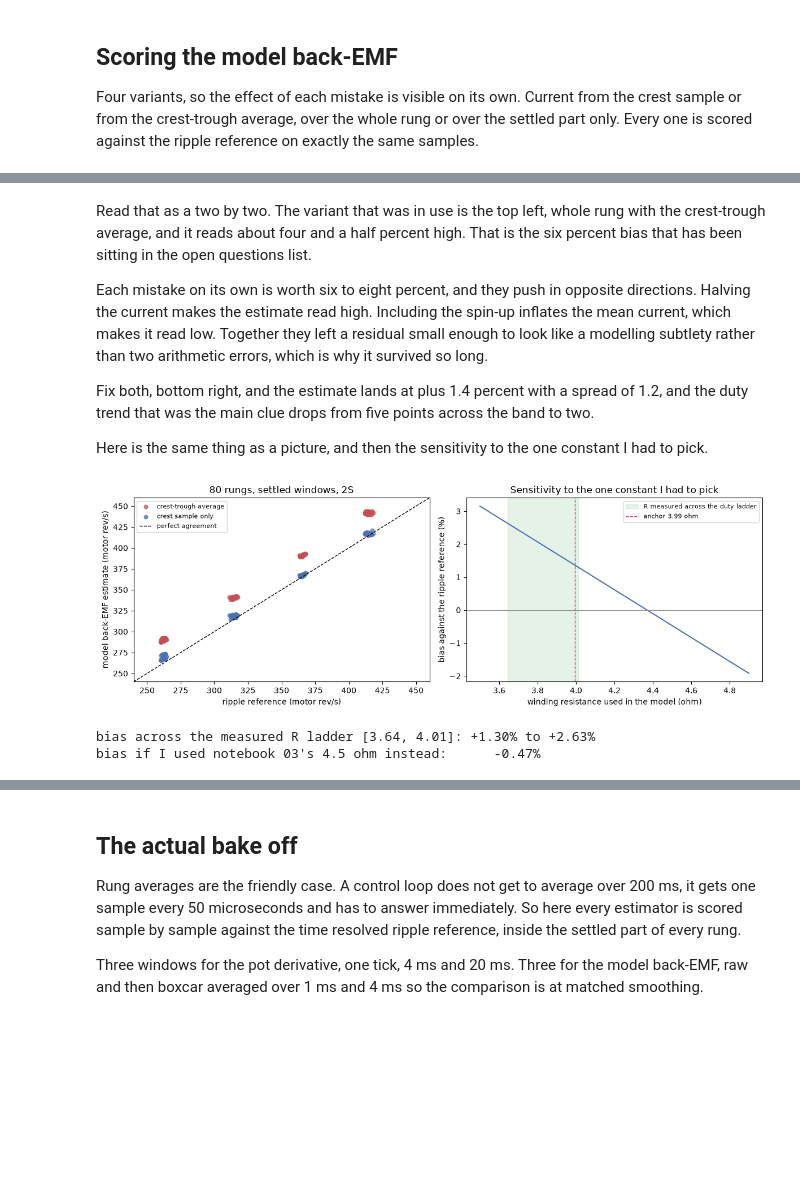
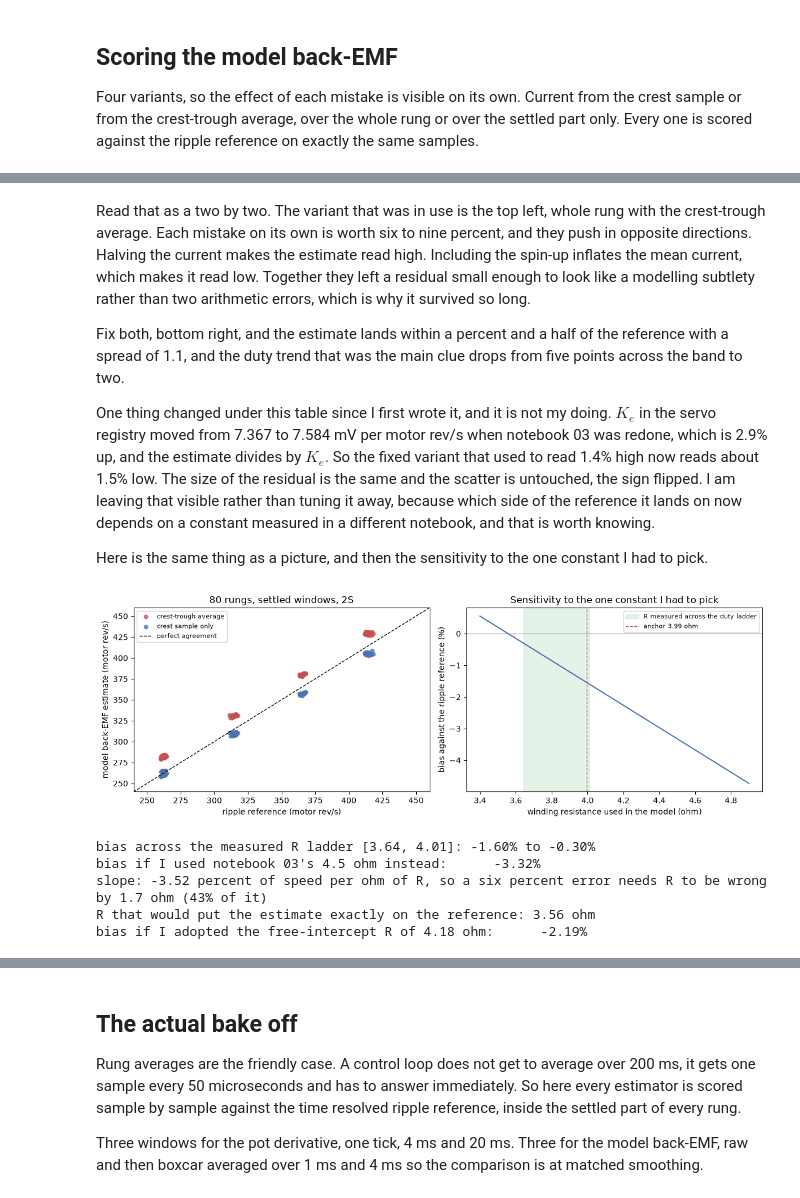
Before and after one commit to OpenServoCore/open-servo-core, a Jupyter notebook: notebooks/08-velocity-observer.ipynb, the cells around one changed output, grey strips where cells are left out. Cells and saved outputs as stored; diff of their text form; code cells hidden in the pictures; blank space fills up the shorter version.

```diff
--- a/notebooks/08-velocity-observer.ipynb
+++ b/notebooks/08-velocity-observer.ipynb
@@ -428,52 +585,72 @@ pd.DataFrame(out).set_index(["window", "current"]).round(2)
 # %% [markdown]
+
 Read that as a two by two. The variant that was in use is the top left, whole rung with the
-crest-trough average, and it reads about four and a half percent high. That is the six percent
-bias that has been sitting in the open questions list.
+crest-trough average. Each mistake on its own is worth six to nine percent, and they push in
+opposite directions. Halving the current makes the estimate read high. Including the spin-up
+inflates the mean current, which makes it read low. Together they left a residual small enough
+to look like a modelling subtlety rather than two arithmetic errors, which is why it survived
+so long.
 
-Each mistake on its own is worth six to eight percent, and they push in opposite directions.
-Halving the current makes the estimate read high. Including the spin-up inflates the mean
-current, which makes it read low. Together they left a residual small enough to look like a
-modelling subtlety rather than two arithmetic errors, which is why it survived so long.
+Fix both, bottom right, and the estimate lands within a percent and a half of the reference
+with a spread of 1.1, and the duty trend that was the main clue drops from five points across
+the band to two.
 
-Fix both, bottom right, and the estimate lands at plus 1.4 percent with a spread of 1.2, and
-the duty trend that was the main clue drops from five points across the band to two.
+One thing changed under this table since I first wrote it, and it is not my doing. $K_e$ in
+the servo registry moved from 7.367 to 7.584 mV per motor rev/s when notebook 03 was redone,
+which is 2.9% up, and the estimate divides by $K_e$. So the fixed variant that used to read
+1.4% high now reads about 1.5% low. The size of the residual is the same and the scatter is
+untouched, the sign flipped. I am leaving that visible rather than tuning it away, because
+which side of the reference it lands on now depends on a constant measured in a different
+notebook, and that is worth knowing.
 
 Here is the same thing as a picture, and then the sensitivity to the one constant I had to
 pick.
 # %%
+
 fig, axes = plt.subplots(1, 2, figsize=(12, 4.2))
 w = V[V.window == "settled"]
 for cur, col, lab in (("i_half", "#c44e52", "crest-trough average"),
                       ("i_crest", "#4c72b0", "crest sample only")):
     est = (w.d * w.v - R_WIND * w[cur]) / KE
     axes[0].scatter(w.truth, est, s=22, color=col, label=lab, alpha=0.75)
 lim = [240, 460]
 axes[0].plot(lim, lim, "k--", lw=1, label="perfect agreement")
 axes[0].set_xlim(lim); axes[0].set_ylim(lim)
 axes[0].set_xlabel("ripple reference (motor rev/s)")
 axes[0].set_ylabel("model back-EMF estimate (motor rev/s)")
 axes[0].set_title("80 rungs, settled windows, 2S")
 axes[0].legend(fontsize=8)
 
 # How much does the answer move across the resistance bracket the onset measurement gave?
-Rs = np.linspace(3.5, 4.9, 57)
+Rs = np.linspace(3.4, 4.9, 61)
 bias_of_R = [100 * (((w.d * w.v - r * w.i_crest) / KE) / w.truth - 1).mean() for r in Rs]
 axes[1].plot(Rs, bias_of_R, color="#4c72b0")
 axes[1].axhline(0, color="#888", lw=0.8)
 axes[1].axvspan(R_LO, R_HI, color="#55a868", alpha=0.15, label="R measured across the duty ladder")
 axes[1].axvline(R_WIND, color="#c44e52", ls="--", lw=1, label=f"anchor {R_WIND:.2f} ohm")
 axes[1].set_xlabel("winding resistance used in the model (ohm)")
 axes[1].set_ylabel("bias against the ripple reference (%)")
 axes[1].set_title("Sensitivity to the one constant I had to pick")
 axes[1].legend(fontsize=8)
 plt.tight_layout(); plt.show()
 
+# The slope is the disproof. Print it rather than leaving it to be eyeballed off the panel.
+slope = (np.interp(R_LO, Rs, bias_of_R) - np.interp(R_HI, Rs, bias_of_R)) / (R_LO - R_HI)
 print(f"bias across the measured R ladder [{R_LO:.2f}, {R_HI:.2f}]: "
       f"{np.interp(R_HI, Rs, bias_of_R):+.2f}% to {np.interp(R_LO, Rs, bias_of_R):+.2f}%")
 print(f"bias if I used notebook 03's 4.5 ohm instead:      "
       f"{np.interp(4.5, Rs, bias_of_R):+.2f}%")
+print(f"slope: {slope:.2f} percent of speed per ohm of R, so a six percent error needs R to be"
+      f" wrong by {6/abs(slope):.1f} ohm ({100*6/abs(slope)/R_WIND:.0f}% of it)")
+print(f"R that would put the estimate exactly on the reference: "
+      f"{np.interp(0, bias_of_R[::-1], Rs[::-1]):.2f} ohm")
+print(f"bias if I adopted the free-intercept R of {R_FIT:.2f} ohm:      "
+      f"{np.interp(R_FIT, Rs, bias_of_R):+.2f}%")
 # %% [output]
-[figure, old version]
+[figure, new version]
-bias across the measured R ladder [3.64, 4.01]: +1.30% to +2.63%
-bias if I used notebook 03's 4.5 ohm instead:      -0.47%
+bias across the measured R ladder [3.64, 4.01]: -1.60% to -0.30%
+bias if I used notebook 03's 4.5 ohm instead:      -3.32%
+slope: -3.52 percent of speed per ohm of R, so a six percent error needs R to be wrong by 1.7 ohm (43% of it)
+R that would put the estimate exactly on the reference: 3.56 ohm
+bias if I adopted the free-intercept R of 4.18 ohm:      -2.19%
 # %% [markdown]
```
Also changed, not shown: parts of 37 cells of this notebook.
